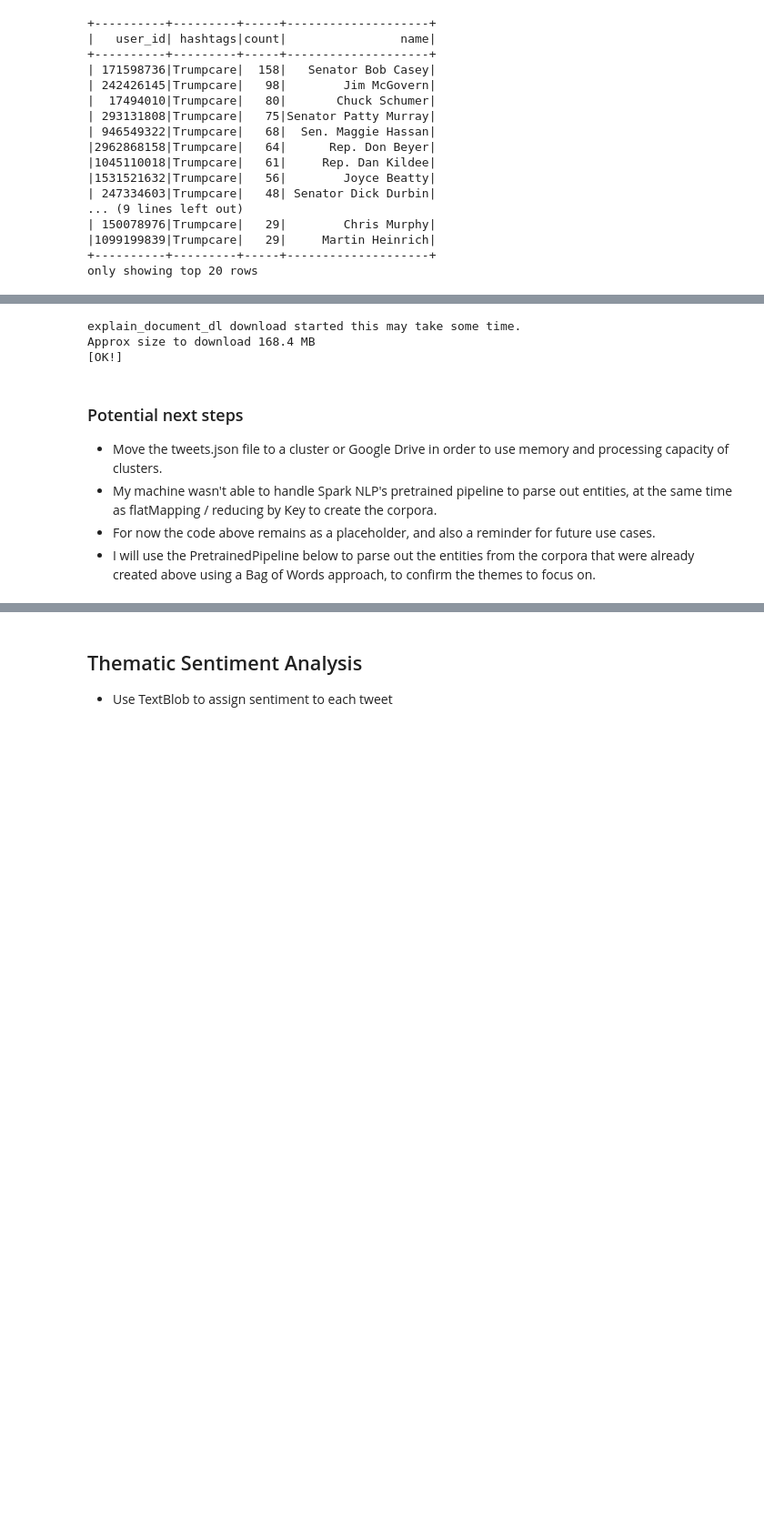
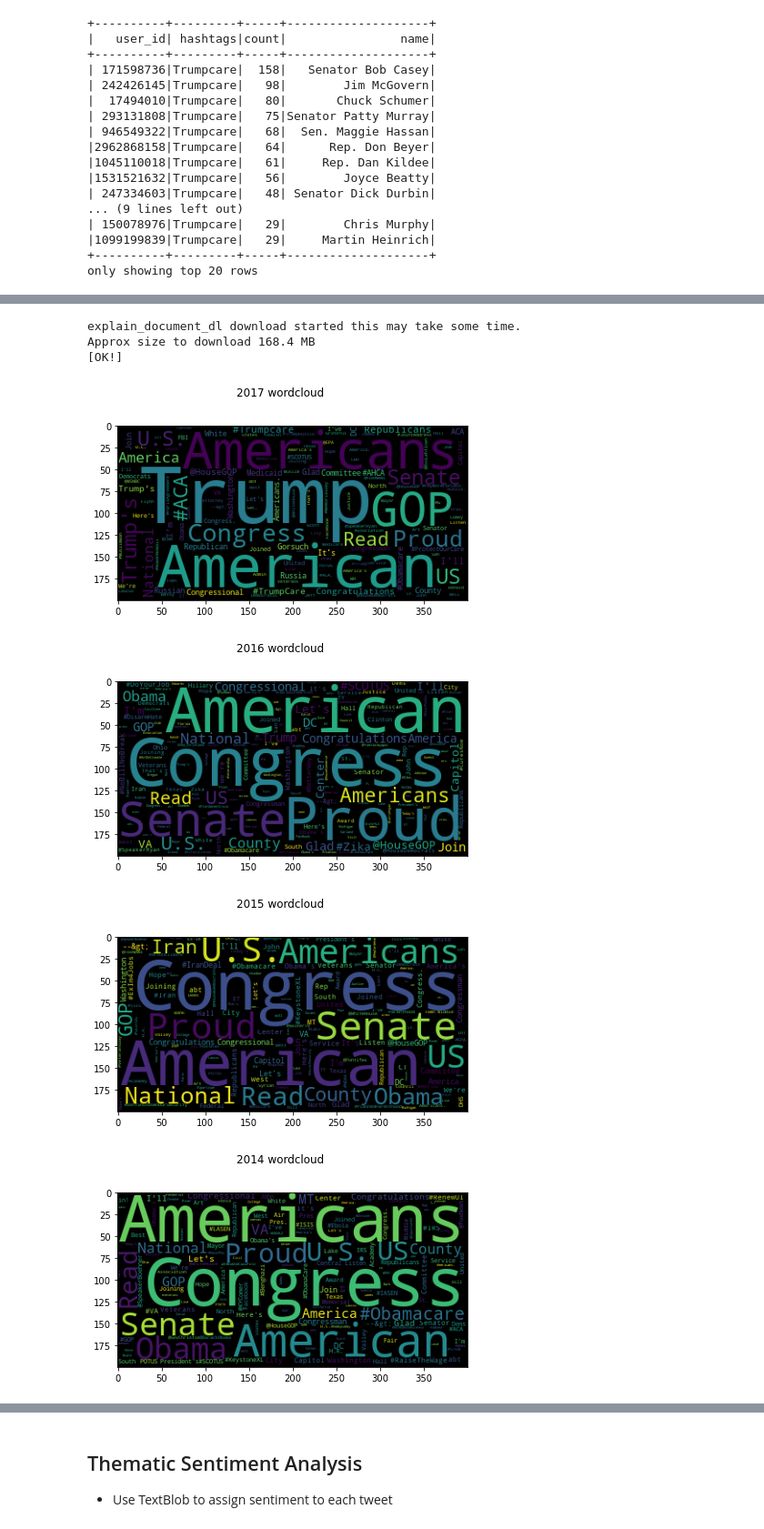
Before and after one commit to noahberhe/Lobbyists4America, a Jupyter notebook: Lobbyists4America.ipynb, the cells around one changed output, grey strips where cells are left out. Shown at 91% size. Saved outputs shown, nothing was run; the diff lists cells and outputs as text; code cells hidden in the pictures; blank space fills up the shorter version.

```diff
--- a/Lobbyists4America.ipynb
+++ b/Lobbyists4America.ipynb
@@ -526,6 +511,0 @@ tweets_2012 = tweets_2012.select('text_nosw').withColumnRenamed('text_nosw','tex
-# %%
-pipeline = PretrainedPipeline('explain_document_dl', 'en')
-# %% [output]
-explain_document_dl download started this may take some time.
-Approx size to download 168.4 MB
-[OK!]
@@ -557,6 +512,37 @@ def corpus_creator_ent(text_col):
-# %% [markdown]
-### Potential next steps
-- Move the tweets.json file to a cluster or Google Drive in order to use memory and processing capacity of clusters.
-- My machine wasn't able to handle Spark NLP's pretrained pipeline to parse out entities, at the same time as flatMapping / reducing by Key to create the corpora.
-- For now the code above remains as a placeholder, and also a reminder for future use cases.
-- I will use the PretrainedPipeline below to parse out the entities from the corpora that were already created above using a Bag of Words approach, to confirm the themes to focus on.
+# %%
+'''Show only Entities in Annual Corpora'''
+def make_string(x):
+    string = ''
+    for x in x:
+        string += x + ' '
+    return string
+
+make_string = udf(make_string)
+spark.udf.register("make_string", make_string)
+
+pipeline = PretrainedPipeline('explain_document_dl', 'en')
+
+annual_entities = {}
+for year in years_list:
+    entities_filtered = pipeline.transform(annual_corpora[str(year)]) \
+                                .select('text','count',
+                                        col('entities.result').alias('entities'),
+                                        col('pos.result').alias('pos'))
+    entities_filtered = entities_filtered.withColumn('entities',make_string('entities'))\
+                                        .withColumn('pos',make_string('pos'))\
+                                        .filter('entities <> ""')
+    annual_entities[str(year)] = entities_filtered
+
+
+for key,value in annual_entities.items():
+    fig, ax = plt.subplots()
+    ax = wordcloud(value)
+    fig.suptitle('{} wordcloud'.format(key))
+# %% [output]
+explain_document_dl download started this may take some time.
+Approx size to download 168.4 MB
+[OK!]
+[figure, added]
+[figure, added]
+[figure, added]
+[figure, added]
```
Also changed, not shown: parts of 30 cells of this notebook.
